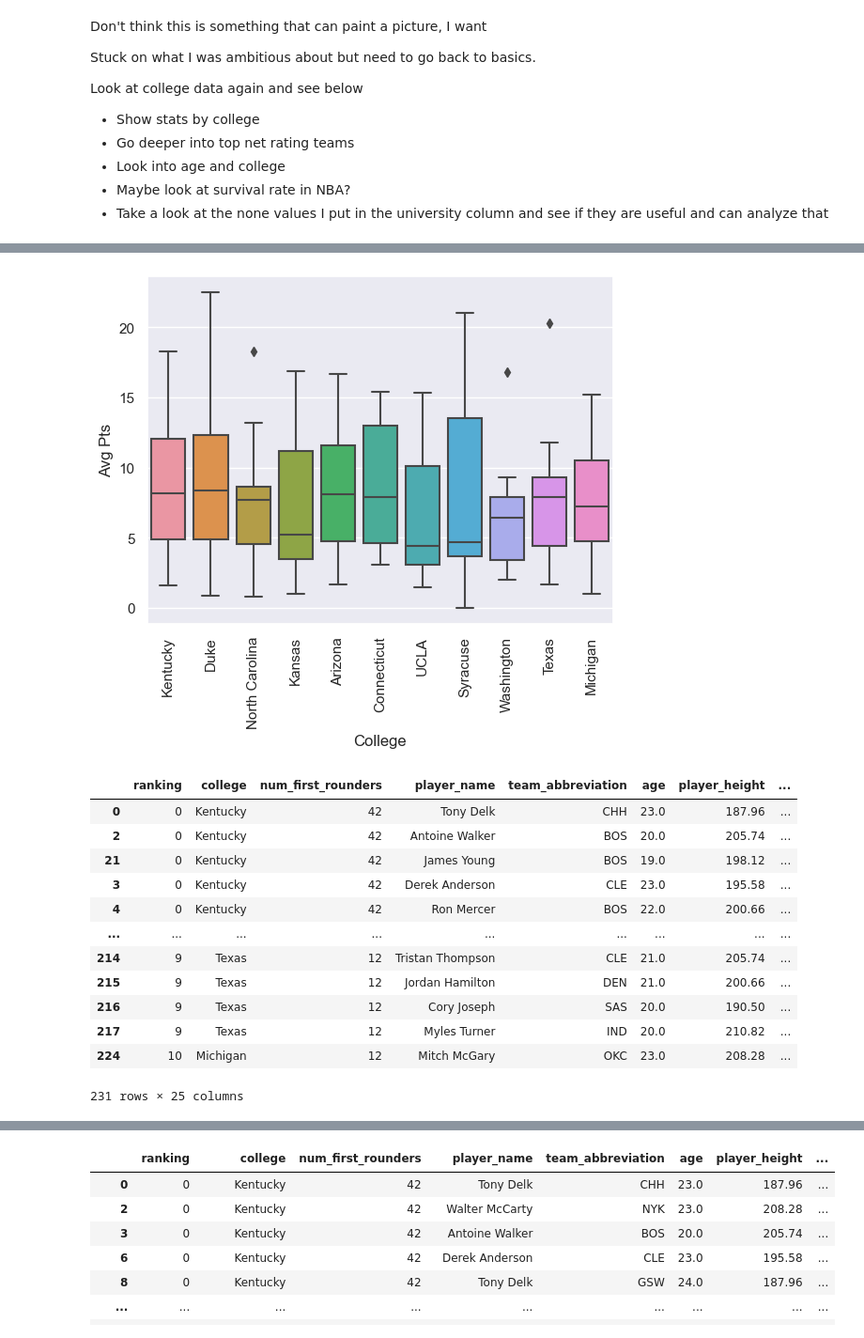
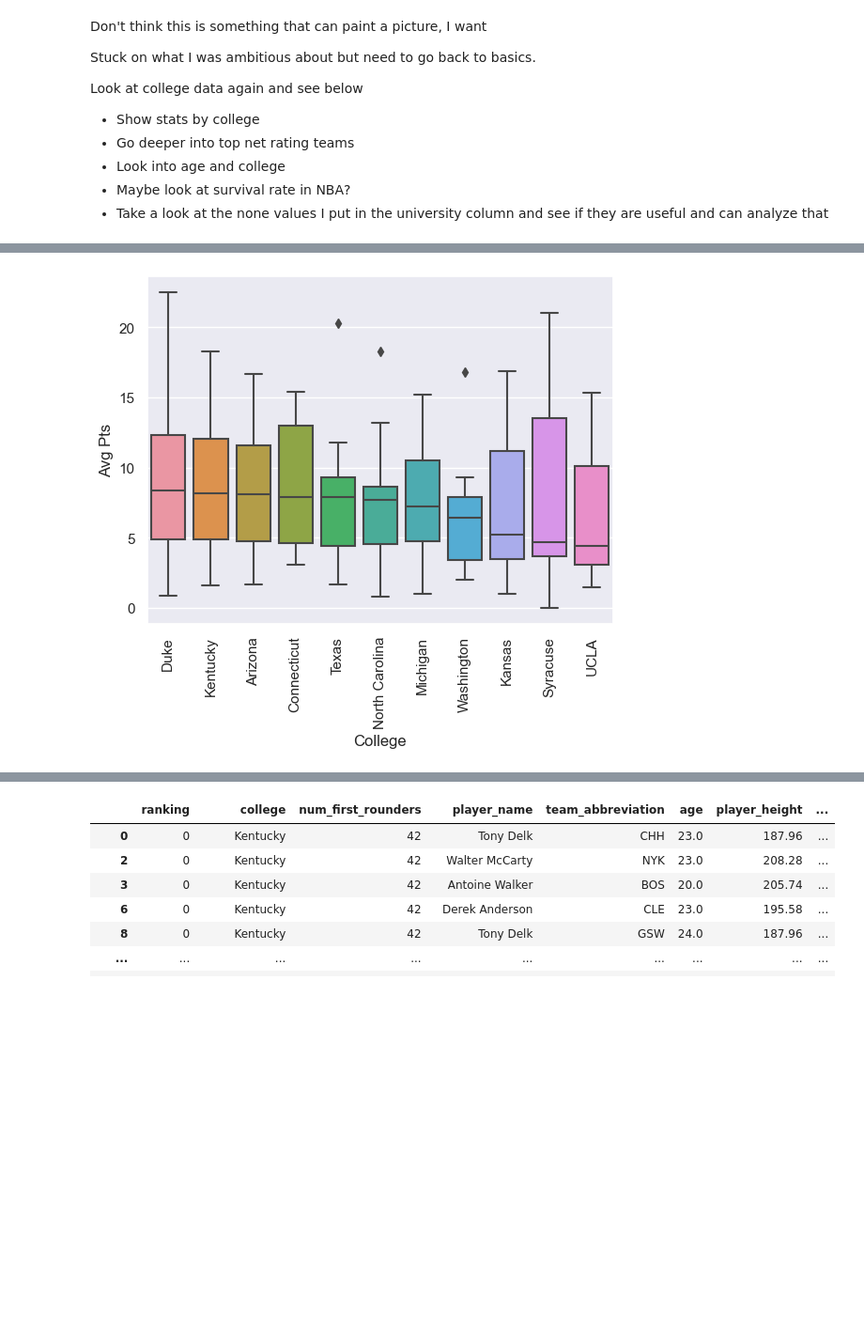
Before and after one commit to doorfish/data-analysis-project, a Jupyter notebook: python_data_analysis_project.ipynb, the cells around one changed output, grey strips where cells are left out. Shown at 94% size. Saved outputs shown, nothing was run; the diff lists cells and outputs as text; code cells hidden in the pictures; blank space fills up the shorter version.

```diff
--- a/python_data_analysis_project.ipynb
+++ b/python_data_analysis_project.ipynb
@@ -248,10 +196,12 @@ plt.show()
 # %%
+#Convert column to numeric
 def population_sort(row):
     if row['draft_year'] < 2009:
         val = 'old'
     else:
         val = 'new'
     return val
+
+first_year['draft_year'] = pd.to_numeric(first_year['draft_year'])
 first_year['draft_pop'] = first_year.apply(population_sort, axis=1)
-first_year
 # %% [output]
@@ -524,31 +458,18 @@ ranked_college
 # %%
 performance = ranked_college.sort_values(by=['ranking'], ascending=False)
 performance = performance.loc[(performance['ranking'] < 11)]
 performance['draft_number'] = pd.to_numeric(performance['draft_number'])
-performance = performance.sort_values(by=['num_first_rounders'], ascending=False)
-sns.boxplot(performance,x='college',y='pts')
+performance = performance.sort_values(by=['pts'], ascending=False)
+my_order = performance.groupby(by=["college"])["pts"].median().sort_values(ascending=False).iloc[::1].index
+sns.boxplot(x='college',y='pts', data=performance, order=my_order)
 plt.xlabel('College')
 plt.ylabel('Avg Pts')
 plt.xticks(rotation=90)
 plt.show()
-performance
 #Showing the schools with the most first rounders and the player points in their first season
 #Rank the plots by median to be seamless to graph in previous slide
 #Potentially put median against scatterplot to show correlation
 #Add title to clarify
 # %% [output]
-[figure, old version]
+[figure, new version]
-|  | ranking | college | num_first_rounders | player_name | team_abbreviation | age | player_height | ... |
-| 0 | 0 | Kentucky | 42 | Tony Delk | CHH | 23.0 | 187.96 | ... |
-| 2 | 0 | Kentucky | 42 | Antoine Walker | BOS | 20.0 | 205.74 | ... |
-| 21 | 0 | Kentucky | 42 | James Young | BOS | 19.0 | 198.12 | ... |
-| 3 | 0 | Kentucky | 42 | Derek Anderson | CLE | 23.0 | 195.58 | ... |
-| 4 | 0 | Kentucky | 42 | Ron Mercer | BOS | 22.0 | 200.66 | ... |
-| ... | ... | ... | ... | ... | ... | ... | ... | ... |
-| 214 | 9 | Texas | 12 | Tristan Thompson | CLE | 21.0 | 205.74 | ... |
-| 215 | 9 | Texas | 12 | Jordan Hamilton | DEN | 21.0 | 200.66 | ... |
-| 216 | 9 | Texas | 12 | Cory Joseph | SAS | 20.0 | 190.50 | ... |
-| 217 | 9 | Texas | 12 | Myles Turner | IND | 20.0 | 210.82 | ... |
-| 224 | 10 | Michigan | 12 | Mitch McGary | OKC | 23.0 | 208.28 | ... |
-231 rows × 25 columns
 # %%
```
Also changed, not shown: parts of 30 cells of this notebook.
